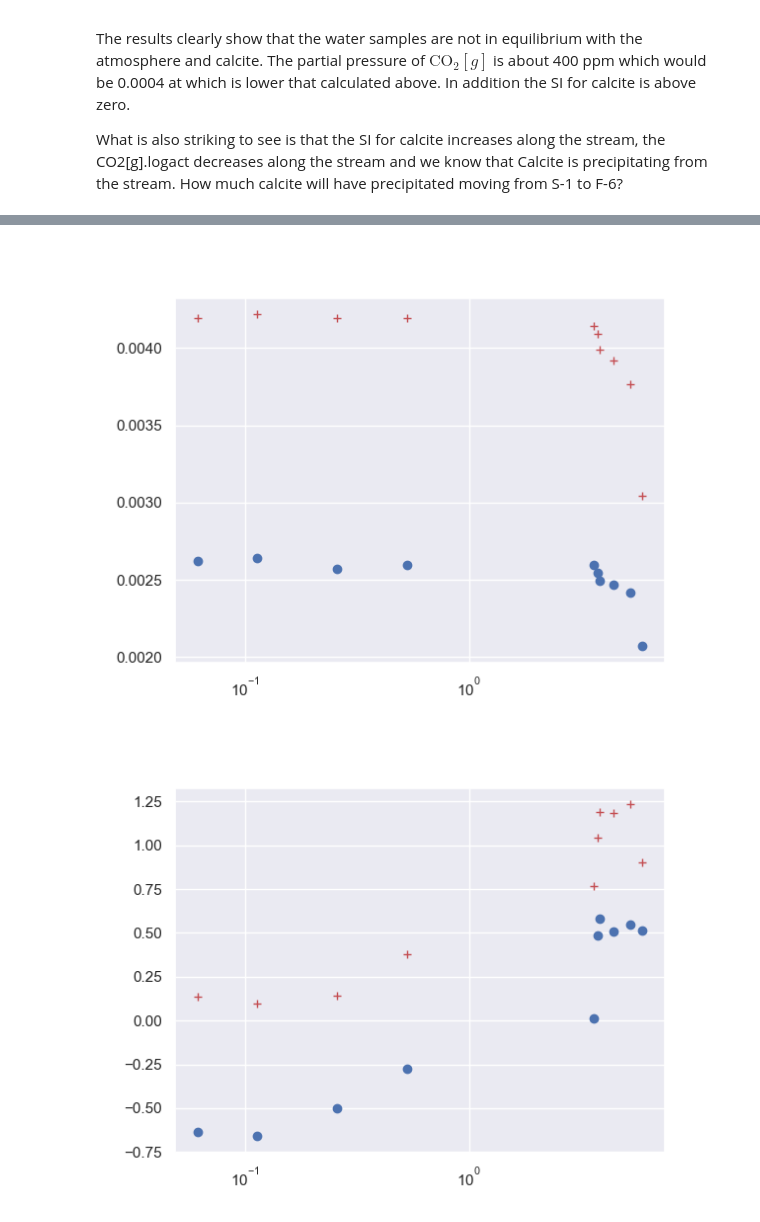
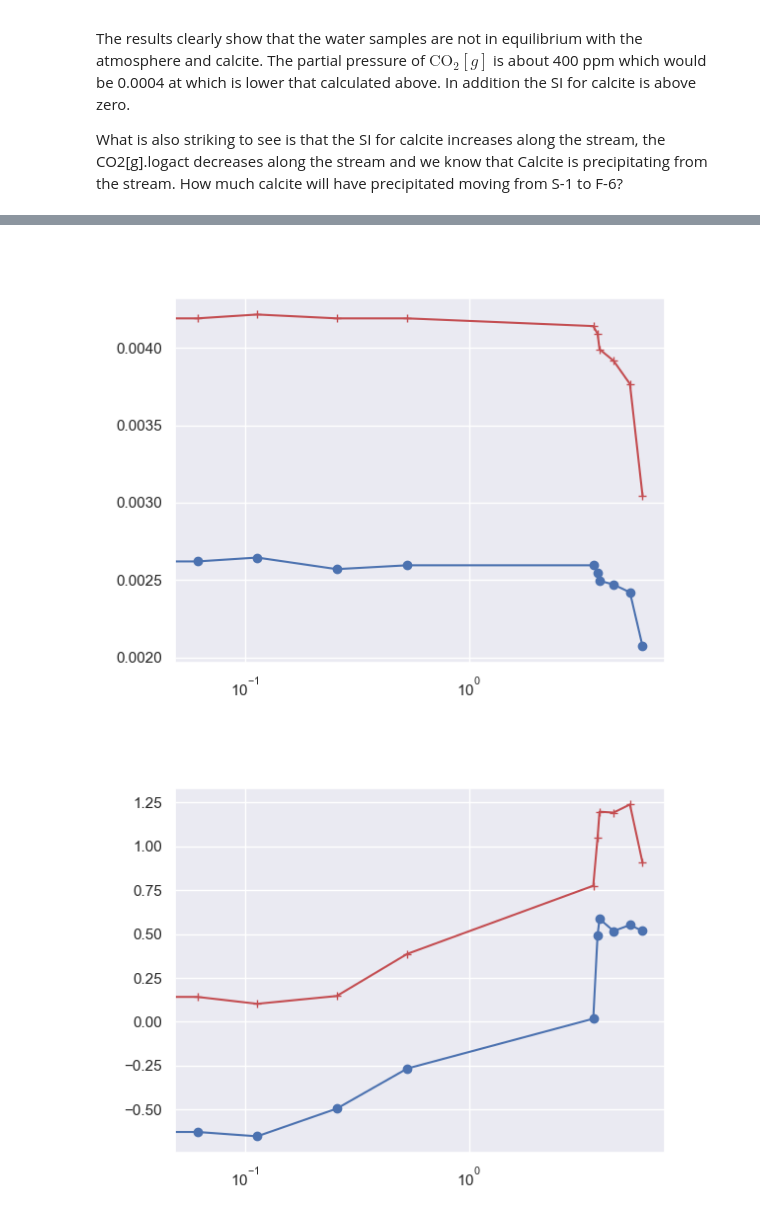
Before and after one commit to theim101/oit_chemistry_for_earth_sciences, a Jupyter notebook: chemistry_book/content/project_THe/Travertine_Example_Tutorial/Travertine_Orchestra/Lorah&Herman_Travertine.ipynb, the cells around one changed output, grey strips where cells are left out. Saved outputs shown, nothing was run; the diff lists cells and outputs as text; code cells hidden in the pictures.

```diff
--- a/chemistry_book/content/project_THe/Travertine_Example_Tutorial/Travertine_Orchestra/Lorah&Herman_Travertine.ipynb
+++ b/chemistry_book/content/project_THe/Travertine_Example_Tutorial/Travertine_Orchestra/Lorah&Herman_Travertine.ipynb
@@ -281,7 +297,7 @@ with chdir(orchestra_path):
     # We select the output from Orchestra we need to use
     outlist = (outputs_logact + outputs_con +
         outputs_min_si + outputs_min_tot + outputs_master_diss +
-        inputs)
+        inputs + outputs_extra)
 
     OutVars1 = np.array(outlist)
 
@@ -449,10 +505,8 @@ We only carry out one simulation.
 # %%
 # Step 1, initial condition.
 # InVars need to contain floats
-IN2 = np.array([np.ones_like(InVars2)]).astype(float)
-# prepare output matrix
-all_Res = np.zeros([1,len(OutVars2)])
-
+# IN2 = np.array([np.ones_like(InVars2)]).astype(float)
+IN2 = IN1
 
 # set default watervolume and gasvolume
 IN2[0][np.where(InVars2 == 'watervolume')] = 1.0 # per liter
@@ -469,13 +523,14 @@ IN2[0][np.where(InVars2 == 'fixed_logact_CO2')] = Res_Simulation.loc['F-6','CO2[
 IN2[0][np.where(InVars2 == 'deltaSIcalcite')] = Res_Simulation.loc['F-6','Calcite[s].si']
 
 # In order to allow Orchestra to match the fixed_logact of CO2 we need to add sufficient carbonate to
-# the system
+# the system. This equivalent to the PHREEQC approach of adding 10 moles of the phase...
+# All excess carbonate will be precipitated as a virtual mineral CO2g[s].
 IN2[0][np.where(InVars2 == 'HCO3-.tot')] = 0.5
 
 # Run Orchestra simulation to equilibrate the sample from S-1 to F-6
-print(IN2[0])
 OUT = pO2.set_and_calculate(IN2)
 
+# Define a label for the output index
 simindex = 'S-1 to F-6'
 
 OrchInput.loc[simindex] = IN2[0]
@@ -550,21 +578,20 @@ In the above we have analysed two of the samples shown in Lorah and Herman (1988
 # Please note: we use Orchestra notation
 
 # Data October 14, 1984
-
+# we save the molar mass data from earlier so we can still use it as we choose to overwrite data
 headers = ['Sample', 'T_celsius', 'Conductivity', 'pH', 'HCO3-.tot', 'Ca+2.tot',
            'Mg+2.tot', 'Na+.tot', 'K+.tot', 'F-.tot', 'Cl-.tot', 'SO4-2.tot']
 data = [
-    ['mmass', 1e-3, 1e-3, 1e-3, 61.0173+1.008, 40.08, 24.312, 22.9898, 39.102, 18.9984, 34.453, 96.0616],
     ['S-1', 24.3, 700, 7.32, 308, 165, 25.4, 5.1, 14.2, 1, 3.3, 283],
+    ['S-3', 24.6, 730, 7.23, 316,168,28,3.9,14.8,1.1,3.5,291],
     ['S-2', 24.7, 720, 7.2, 315,169,26.2,3.9,14.3,1.1,5.8,296],
-    ['S-3', 24.6, 730, 7.23, 316,168,28,3.9,14.8,1.1,3.5,291],
     ['D-1', 24.3, 730, 7.24, 310,168,26,3.4,14.2,1.1,3.2,283],
     ['D-3', 23.6, np.nan, 7.43, 314, 168, 26.2, 2.8, 12.9, 1.2, 3.5, 288],
     ['F-1', 21.4, 695, 7.79, 312,166,25.6,3.5,13.9,1.2,3.4,286],
-    ['F-2', 18.4, 660, 8.37, 264,151,25.6,3.2,14.3,1,3.4,283],
     ['F-3', 20.5, 695, 8.06, 311,164,25.2,3.7,14,1,3.5,283],
     ['F-4', 19.7, 690, 8.27, 278,160,25.6,3.6,14.3,1,3.8,286],
     ['F-5', 19.6, 690, 8.28, 273,157,25.5,3.1,14,1.1,3.4,283],
+    ['F-2', 18.4, 660, 8.37, 264,151,25.6,3.2,14.3,1,3.4,283],
     ['F-6', 14.4, 442, 8.25, 210,122,21.3,3.3,11.4,0.7,4,246]
     ]
 
@@ -574,7 +601,7 @@ df_data_orig_1984.set_index('Sample',inplace=True)
 
 # calculate molar concentrations
 #df_data_1984 = pd.DataFrame()
-df_data_1984 = df_data_orig_1984.iloc[1:]/df_data_orig_1984.loc['mmass'] * 0.001
+df_data_1984 = df_data_orig_1984/df_data_orig.loc['mmass'] * 0.001
 # calculate temperature in K
 df_data_1984['T'] = df_data_1984['T_celsius'] + 273.15
 
@@ -611,17 +638,16 @@ display(Markdown(table_md_data))
 headers = ['Sample','T_celsius', 'Conductivity', 'pH', 'HCO3-.tot', 'Ca+2.tot',
            'Mg+2.tot', 'Na+.tot', 'K+.tot', 'F-.tot', 'Cl-.tot', 'SO4-2.tot']
 data = [
-    ['mmass', 1e-3, 1e-3, 1e-3, 61.0173+1.008, 40.08, 24.312, 22.9898, 39.102, 18.9984, 34.453, 96.0616],
     ['S-1' ,20,590,6.98,234,102,17,2.5,6.8,0.5,3.3,150,],
+    ['S-3',20,600,6.91,239,105,17.1,2.9,7.3,0.6,3.9,159,],
     ['S-2',20,600,6.89,240,106,16.6,2.4,6.9,0.6,3.8,159,],
-    ['S-3',20,600,6.91,239,105,17.1,2.9,7.3,0.6,3.9,159,],
     ['D-1',19.5,600,7.01,237,103,17.2,3,7.1,0.6,3.6,158,],
     ['D-3',17,595,7.19,237,104,16.6,2.4,6.6,0.6,3.8,158,],
     ['F-1',17,600,7.41,235,104,16.9,2.5,6.5,0.6,3.7,160,],
-    ['F-2',13.5,461,7.98,209,97,16.7,2.3,6.4,0.6,3.9,164,],
     ['F-3',16.5,520,7.83,234,102,16.5,2.8,6.9,0.6,3.8,162,],
     ['F-4',13,510,7.98,224,100,16.3,2.7,6.6,0.6,3.7,162,],
     ['F-5',13.5,488,7.92,220,99,16.2,2.5,6.7,0.6,3.8,162,],
+    ['F-2',13.5,461,7.98,209,97,16.7,2.3,6.4,0.6,3.9,164,],
     ['F-6',11,393,8.08,183,83,15,2.5,5.8,0.6,4.3,142,],
 ]
 
@@ -631,7 +657,7 @@ df_data_orig_1985.set_index('Sample',inplace=True)
 
 # calculate molar concentrations
 #df_data_1985 = pd.DataFrame()
-df_data_1985 = df_data_orig_1985.iloc[1:]/df_data_orig_1985.loc['mmass'] * 0.001
+df_data_1985 = df_data_orig_1985 / df_data_orig.loc['mmass'] * 0.001
 # calculate temperature in K
 df_data_1985['T'] = df_data_1985['T_celsius'] + 273.15
 
@@ -752,17 +778,17 @@ display(Markdown(table_mdini))
 # %%
 fig,ax = plt.subplots()
-ax.plot(df_coord.loc[Res_Simulation_1984.index,'distance'], Res_Simulation_1984['Ca+2.tot'],'r+')
-ax.plot(df_coord.loc[Res_Simulation_1984.index,'distance'], Res_Simulation_1985['Ca+2.tot'],'bo')
+ax.plot(df_coord.loc[Res_Simulation_1984.index,'distance'], Res_Simulation_1984['Ca+2.tot'],'r+-')
+ax.plot(df_coord.loc[Res_Simulation_1984.index,'distance'], Res_Simulation_1985['Ca+2.tot'],'bo-')
 ax.set_xscale('log')
 # %% [output]
-[figure, old version]
+[figure, new version]
 # %%
 fig,ax = plt.subplots()
-ax.plot(df_coord.loc[Res_Simulation_1984.index,'distance'], Res_Simulation_1984['Calcite[s].si'],'r+')
-ax.plot(df_coord.loc[Res_Simulation_1984.index,'distance'], Res_Simulation_1985['Calcite[s].si'],'bo')
+ax.plot(df_coord.loc[Res_Simulation_1984.index,'distance'], Res_Simulation_1984['Calcite[s].si'],'r+-')
+ax.plot(df_coord.loc[Res_Simulation_1984.index,'distance'], Res_Simulation_1985['Calcite[s].si'],'bo-')
 ax.set_xscale('log')
 # %% [output]
-[figure, old version]
+[figure, new version]
 # %%
 # Run a scenario for both datasets where we bring all samples to equilibrium and then we plot the amounts of calcite preciptitated along the stream
 Res_Precip_1984 = pd.DataFrame(columns=OutVars1, index=df_data_1984.index)
```
Also changed, not shown: parts of 31 cells of this notebook, 32 other files.
